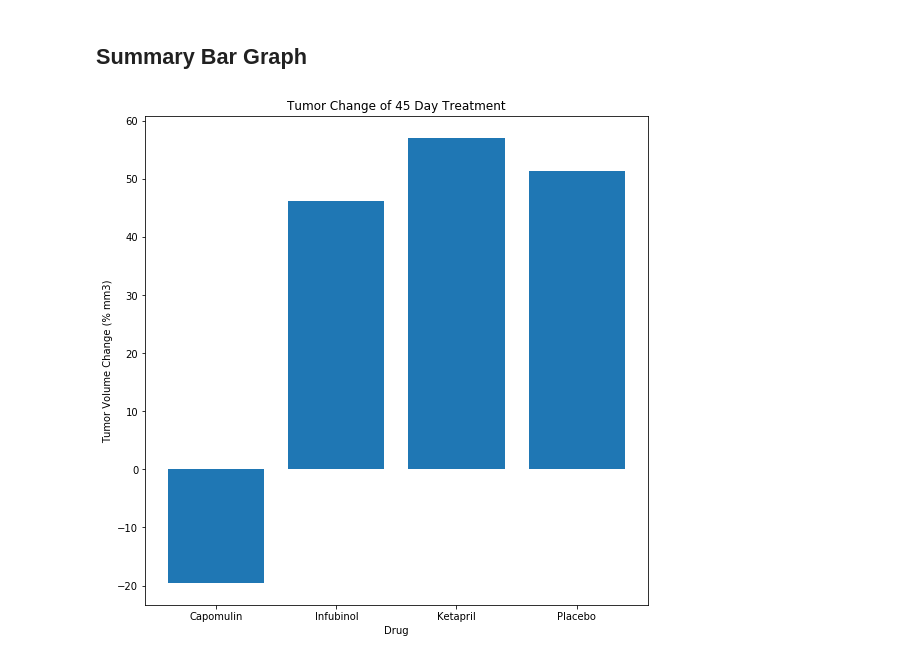
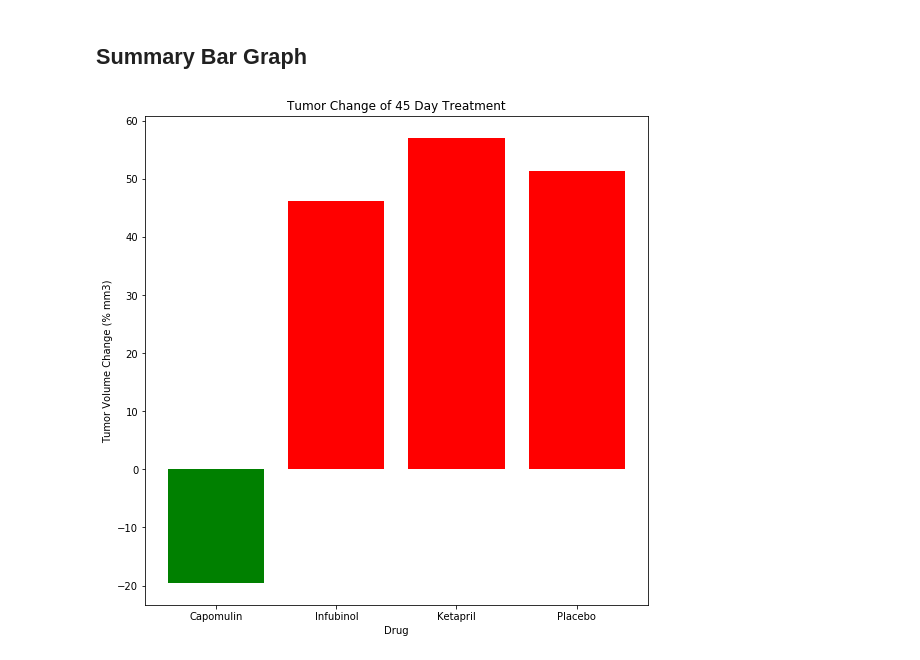
Before and after one commit to jljones78/matplotlib-challenge, a Jupyter notebook: Pymaceuticals/pymaceuticals_soln.ipynb, the cells around one changed output. Cells and saved outputs as stored; diff of their text form; code cells hidden in the pictures.

```diff
--- a/Pymaceuticals/pymaceuticals_soln.ipynb
+++ b/Pymaceuticals/pymaceuticals_soln.ipynb
@@ -80,10 +80,11 @@ volchange = (result_df.iloc[1] - result_df.iloc[0]) / result_df.iloc[0]
 # %%
 #create bar chart
 plt.title("Tumor Change of 45 Day Treatment")
 plt.xlabel("Drug")
 plt.ylabel("Tumor Volume Change (% mm3)")
-plt.bar(drugs_list, volchange * 100)
+my_colors = "grrr"
+plt.bar(drugs_list, volchange * 100, color=my_colors)
 plt.rcParams["figure.figsize"] = (9,9)
 plt.show()
 # %% [output]
-[figure, old version]
+[figure, new version]
```
